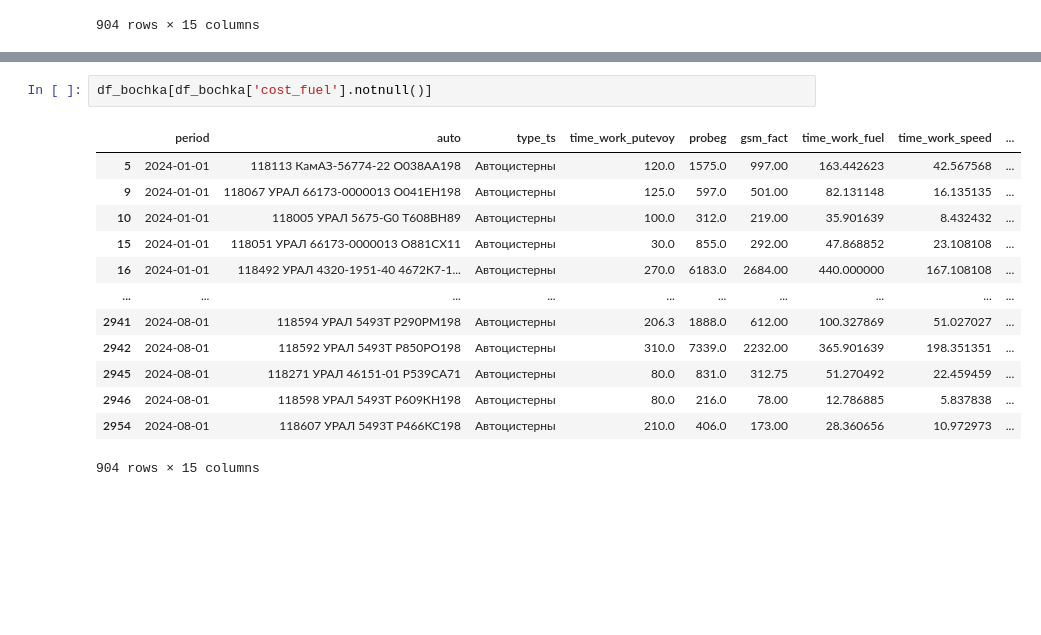
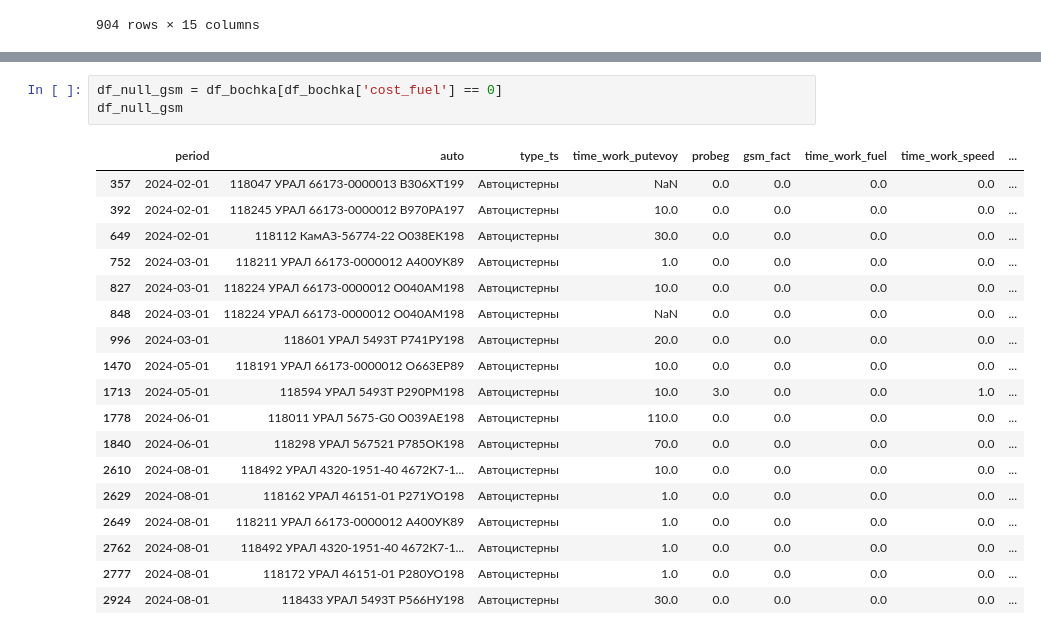
Before and after one commit to FelixDS55/mash_chas, a Jupyter notebook: m_chas.ipynb, the cells around one changed output, grey strips where cells are left out. Cells and saved outputs as stored; diff of their text form; blank space fills up the shorter version.

```diff
--- a/m_chas.ipynb
+++ b/m_chas.ipynb
@@ -235,17 +234,23 @@ df_bochka_pivot
 70 rows × 8 columns
-# %%
-df_bochka[df_bochka['cost_fuel'].notnull()]
-# %% [output]
-|  | period | auto | type_ts | time_work_putevoy | probeg | gsm_fact | time_work_fuel | time_work_speed | ... |
-| 5 | 2024-01-01 | 118113 КамАЗ-56774-22 О038АА198 | Автоцистерны | 120.0 | 1575.0 | 997.00 | 163.442623 | 42.567568 | ... |
-| 9 | 2024-01-01 | 118067 УРАЛ 66173-0000013 О041ЕН198 | Автоцистерны | 125.0 | 597.0 | 501.00 | 82.131148 | 16.135135 | ... |
-| 10 | 2024-01-01 | 118005 УРАЛ 5675-G0 Т608ВН89 | Автоцистерны | 100.0 | 312.0 | 219.00 | 35.901639 | 8.432432 | ... |
-| 15 | 2024-01-01 | 118051 УРАЛ 66173-0000013 О881СХ11 | Автоцистерны | 30.0 | 855.0 | 292.00 | 47.868852 | 23.108108 | ... |
-| 16 | 2024-01-01 | 118492 УРАЛ 4320-1951-40 4672К7-1... | Автоцистерны | 270.0 | 6183.0 | 2684.00 | 440.000000 | 167.108108 | ... |
-| ... | ... | ... | ... | ... | ... | ... | ... | ... | ... |
-| 2941 | 2024-08-01 | 118594 УРАЛ 5493Т Р290РМ198 | Автоцистерны | 206.3 | 1888.0 | 612.00 | 100.327869 | 51.027027 | ... |
-| 2942 | 2024-08-01 | 118592 УРАЛ 5493Т Р850РО198 | Автоцистерны | 310.0 | 7339.0 | 2232.00 | 365.901639 | 198.351351 | ... |
-| 2945 | 2024-08-01 | 118271 УРАЛ 46151-01 Р539СА71 | Автоцистерны | 80.0 | 831.0 | 312.75 | 51.270492 | 22.459459 | ... |
-| 2946 | 2024-08-01 | 118598 УРАЛ 5493Т Р609КН198 | Автоцистерны | 80.0 | 216.0 | 78.00 | 12.786885 | 5.837838 | ... |
-| 2954 | 2024-08-01 | 118607 УРАЛ 5493Т Р466КС198 | Автоцистерны | 210.0 | 406.0 | 173.00 | 28.360656 | 10.972973 | ... |
-904 rows × 15 columns
+# %%
+df_null_gsm = df_bochka[df_bochka['cost_fuel'] == 0]
+df_null_gsm
+# %% [output]
+|  | period | auto | type_ts | time_work_putevoy | probeg | gsm_fact | time_work_fuel | time_work_speed | ... |
+| 357 | 2024-02-01 | 118047 УРАЛ 66173-0000013 В306ХТ199 | Автоцистерны | NaN | 0.0 | 0.0 | 0.0 | 0.0 | ... |
+| 392 | 2024-02-01 | 118245 УРАЛ 66173-0000012 В970РА197 | Автоцистерны | 10.0 | 0.0 | 0.0 | 0.0 | 0.0 | ... |
+| 649 | 2024-02-01 | 118112 КамАЗ-56774-22 О038ЕК198 | Автоцистерны | 30.0 | 0.0 | 0.0 | 0.0 | 0.0 | ... |
+| 752 | 2024-03-01 | 118211 УРАЛ 66173-0000012 А400УК89 | Автоцистерны | 1.0 | 0.0 | 0.0 | 0.0 | 0.0 | ... |
+| 827 | 2024-03-01 | 118224 УРАЛ 66173-0000012 О040АМ198 | Автоцистерны | 10.0 | 0.0 | 0.0 | 0.0 | 0.0 | ... |
+| 848 | 2024-03-01 | 118224 УРАЛ 66173-0000012 О040АМ198 | Автоцистерны | NaN | 0.0 | 0.0 | 0.0 | 0.0 | ... |
+| 996 | 2024-03-01 | 118601 УРАЛ 5493Т Р741РУ198 | Автоцистерны | 20.0 | 0.0 | 0.0 | 0.0 | 0.0 | ... |
+| 1470 | 2024-05-01 | 118191 УРАЛ 66173-0000012 О663ЕР89 | Автоцистерны | 10.0 | 0.0 | 0.0 | 0.0 | 0.0 | ... |
+| 1713 | 2024-05-01 | 118594 УРАЛ 5493Т Р290РМ198 | Автоцистерны | 10.0 | 3.0 | 0.0 | 0.0 | 1.0 | ... |
+| 1778 | 2024-06-01 | 118011 УРАЛ 5675-G0 О039АЕ198 | Автоцистерны | 110.0 | 0.0 | 0.0 | 0.0 | 0.0 | ... |
+| 1840 | 2024-06-01 | 118298 УРАЛ 567521 Р785ОК198 | Автоцистерны | 70.0 | 0.0 | 0.0 | 0.0 | 0.0 | ... |
+| 2610 | 2024-08-01 | 118492 УРАЛ 4320-1951-40 4672К7-1... | Автоцистерны | 10.0 | 0.0 | 0.0 | 0.0 | 0.0 | ... |
+| 2629 | 2024-08-01 | 118162 УРАЛ 46151-01 Р271УО198 | Автоцистерны | 1.0 | 0.0 | 0.0 | 0.0 | 0.0 | ... |
+| 2649 | 2024-08-01 | 118211 УРАЛ 66173-0000012 А400УК89 | Автоцистерны | 1.0 | 0.0 | 0.0 | 0.0 | 0.0 | ... |
+| 2762 | 2024-08-01 | 118492 УРАЛ 4320-1951-40 4672К7-1... | Автоцистерны | 1.0 | 0.0 | 0.0 | 0.0 | 0.0 | ... |
+| 2777 | 2024-08-01 | 118172 УРАЛ 46151-01 Р280УО198 | Автоцистерны | 1.0 | 0.0 | 0.0 | 0.0 | 0.0 | ... |
+| 2924 | 2024-08-01 | 118433 УРАЛ 5493Т Р566НУ198 | Автоцистерны | 30.0 | 0.0 | 0.0 | 0.0 | 0.0 | ... |
```
Also changed, not shown: parts of 5 cells of this notebook.
